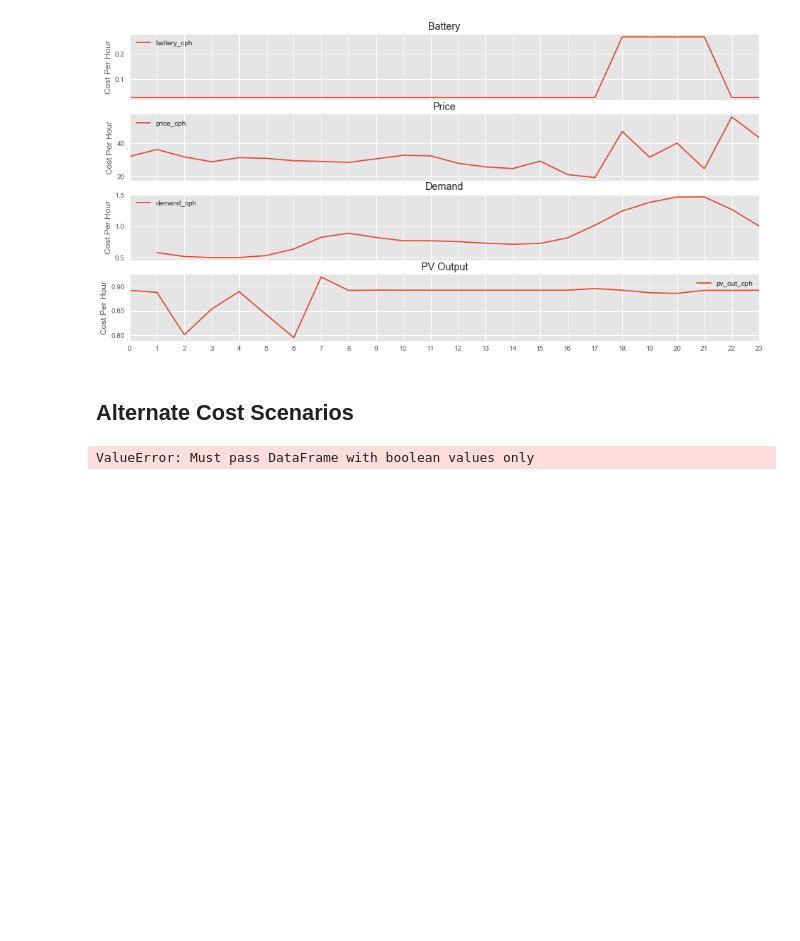
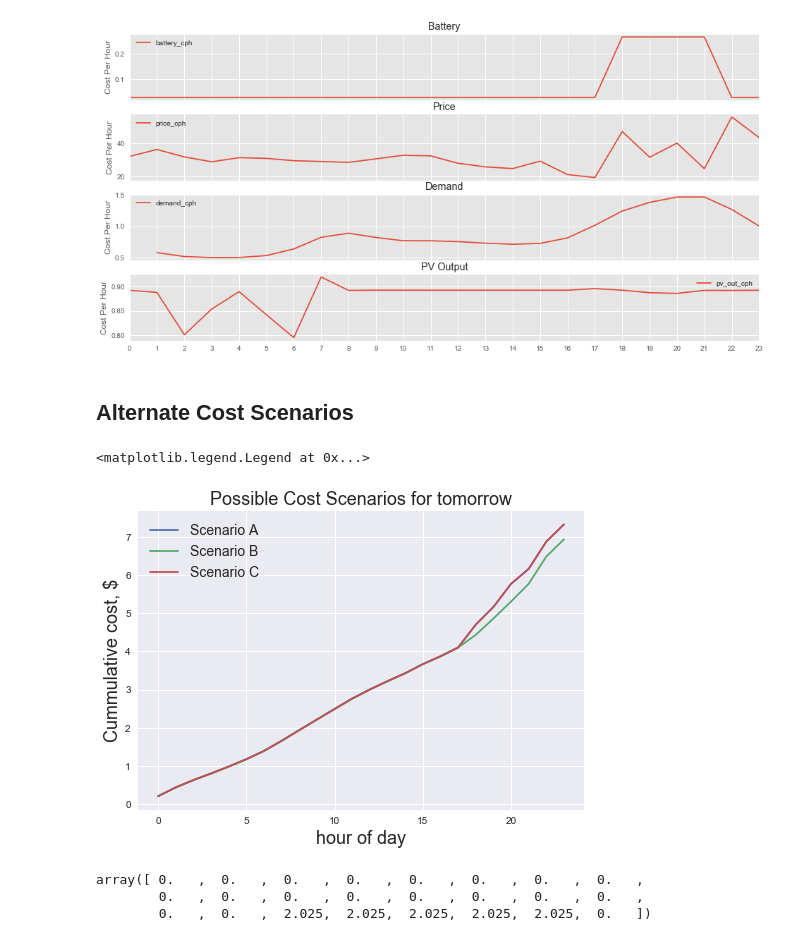
Before and after one commit to UWSEDS-aut17/SunDial, a Jupyter notebook: optimizer.ipynb, the cells around one changed output. Cells and saved outputs as stored; diff of their text form; code cells hidden in the pictures; blank space fills up the shorter version.

```diff
--- a/optimizer.ipynb
+++ b/optimizer.ipynb
@@ -28,8 +28,8 @@ usage_kWhr = 8
 t_start    = 18   # 6:00pm, sun goes down
 t_final    = 22   # 10:00pm, this means battery stops at 10:00pm, not 10:59
 date       = 343  # Dec 9th
-cap_kWhr   = 13.5 # battery capacity
-cost_mult  = 222*cap_kWhr # cost scales with capacity, adjust to make relavent if needed
+cap_kWhr   = 100 # battery capacity
+cost_mult  = 55*cap_kWhr # cost scales with capacity, adjust to make relavent if needed
 
 # Compute battery degradation cost per hour.
 battery_cph = sundial.battery_model.bat_price_per_hour(usage_kWhr,
@@ -86,7 +86,8 @@ df = pd.DataFrame({'battery_cph': battery_cph,
                   'price_cph': price_cph,
                   'demand_cph': demand_cph,
                   'pv_out_cph': pv_output_cph})
-
+df['demand_cph'][0] = df['demand_cph'][1]
+df['demand_cph'] = df['demand_cph']*10
 print(df)
 # %% [output]
     battery_cph  demand_cph  price_cph  pv_out_cph
@@ -139,11 +140,56 @@ for a in ax:
 [figure]
 # %% [markdown]
 ## Alternate Cost Scenarios
-# %%
-df['Scenario_A'] = # put formula here (cumsum?)
-df['Scenario_B'] = # put formula here
-df['Scenario_C'] = # put formula here
-
-df.plt(['Scenaro_A', 'Scenario_B', 'Scenario_C'])
-# %% [output]
-ValueError: Must pass DataFrame with boolean values only
+# %%
+#In scenario A, baseline case where we just don't run the battery. Do this by setting B = 0 and cycles = 0 in battery cost formula:
+df['Scenario_A'] = 1 * (df['price_cph']/1000 * (df['demand_cph'] - df['pv_out_cph'] - 0)) + sundial.battery_model.bat_price_per_hour(0,t_start,t_final,date,cap_kWhr,cost_mult)
+df['Scenario_A'] = df['Scenario_A'].cumsum()
+#In scenario B, we choose to cycle during certain hours input by user:
+t_start    = 18   # 6:00pm, sun goes down, USER INPUT
+t_final    = 22   #USER INPUT
+#also can input rate, as percent per hour, but total in cycle can't exceed max_cap
+rate = 0.15 # % of capacity per hour, USER INPUT
+usage_kWhr = np.min([cap_kWhr*rate*(t_final-t_start),cap_kWhr])
+B = np.zeros(24)
+B[t_start:t_final] = usage_kWhr/(t_final-t_start)
+
+df['Scenario_B'] = 1 * (df['price_cph']/1000 * (df['demand_cph'] - df['pv_out_cph'] - B)) + sundial.battery_model.bat_price_per_hour(usage_kWhr,t_start,t_final,date,cap_kWhr,cost_mult)
+df['Scenario_B'] = df['Scenario_B'].cumsum()
+
+#In scenario C, we choose to cycle battery during hours when cost exceeds XX
+cost_thresh = 60 # [$/MWhr,], USER INPUT
+rate = 0.15 # % of capacity per hour, USER INPUT
+is_higher = np.nonzero(df['price_cph'] > cost_thresh)
+if len(is_higher[0]) > 0:
+    t_start = np.min(is_higher)
+    t_final = np.max(is_higher) #assume single cycle, even if price momentarily dips below
+    usage_kWhr = np.min([cap_kWhr*rate*(t_final-t_start),cap_kWhr])
+    B = np.zeros(24)
+    B[t_start:t_final] = usage_kWhr/(t_final-t_start)
+else:
+    usage_kWhr = 0
+    B = 0
+
+df['Scenario_C'] =  1 * (df['price_cph']/1000 * (df['demand_cph'] - df['pv_out_cph'] - B)) + sundial.battery_model.bat_price_per_hour(usage_kWhr,t_start,t_final,date,cap_kWhr,cost_mult)
+df['Scenario_C'] = df['Scenario_C'].cumsum()
+
+import matplotlib.pyplot as plt
+%matplotlib inline
+plt.style.use('ggplot')
+
+#fig, ax = plt.subplots(3, 1, figsize=(16, 8), sharey=False, sharex=True)
+plt.style.use('seaborn')
+plt.plot(df.index,df['Scenario_A'],df.index,df['Scenario_B'],df.index,df['Scenario_C'])
+plt.xlabel('hour of day', fontsize=18)
+plt.ylabel('Cummulative cost, $',fontsize=18)
+plt.title('Possible Cost Scenarios for tomorrow',fontsize=18)
+plt.legend(('Scenario A','Scenario B','Scenario C'),fontsize=14)
+# %% [output]
+<matplotlib.legend.Legend at 0x...>
+[figure, added]
+# %%
+B
+# %% [output]
+array([ 0.   ,  0.   ,  0.   ,  0.   ,  0.   ,  0.   ,  0.   ,  0.   ,
+        0.   ,  0.   ,  0.   ,  0.   ,  0.   ,  0.   ,  0.   ,  0.   ,
+        0.   ,  0.   ,  2.025,  2.025,  2.025,  2.025,  2.025,  0.   ])
```
Also changed, not shown: parts of 3 cells of this notebook.
